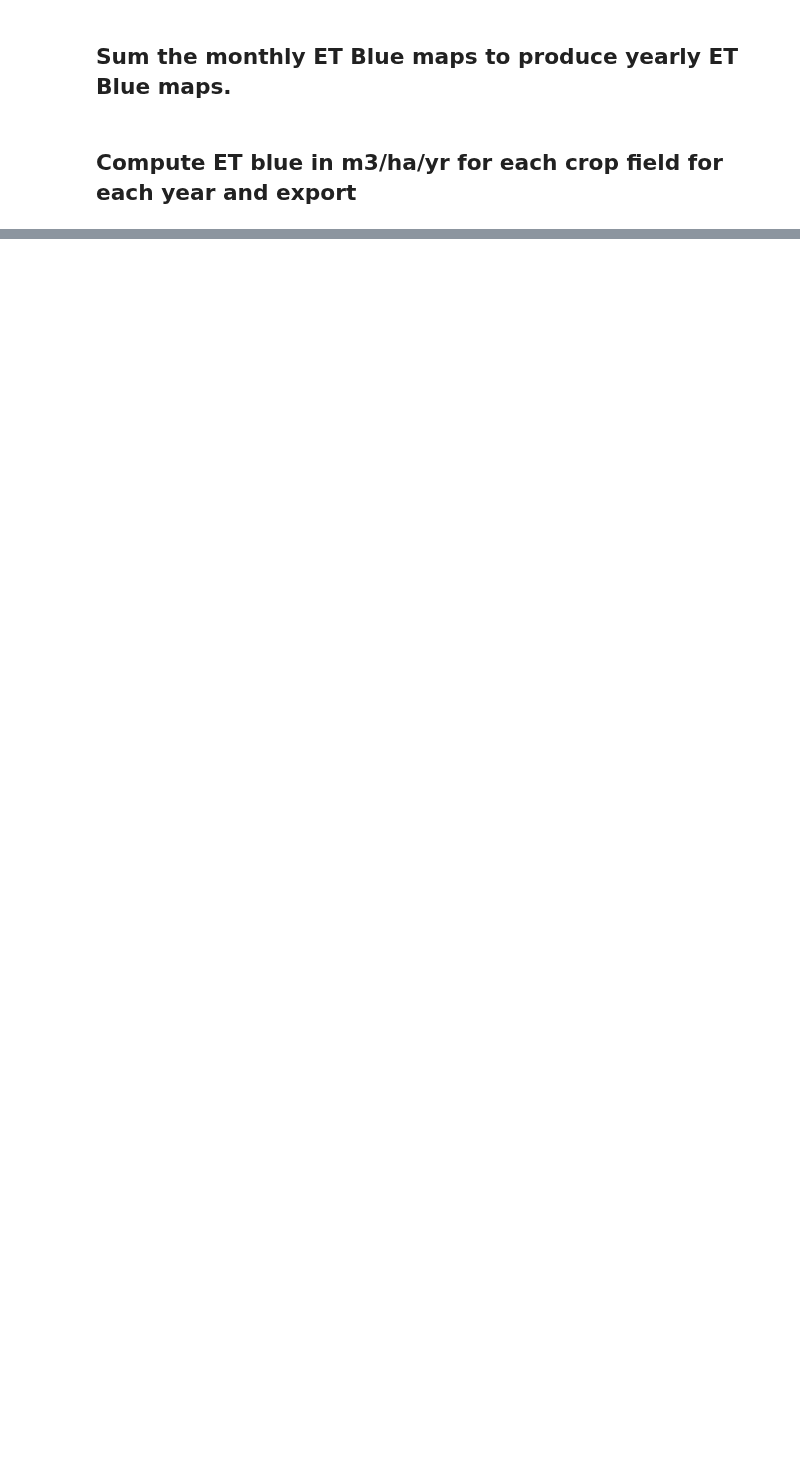
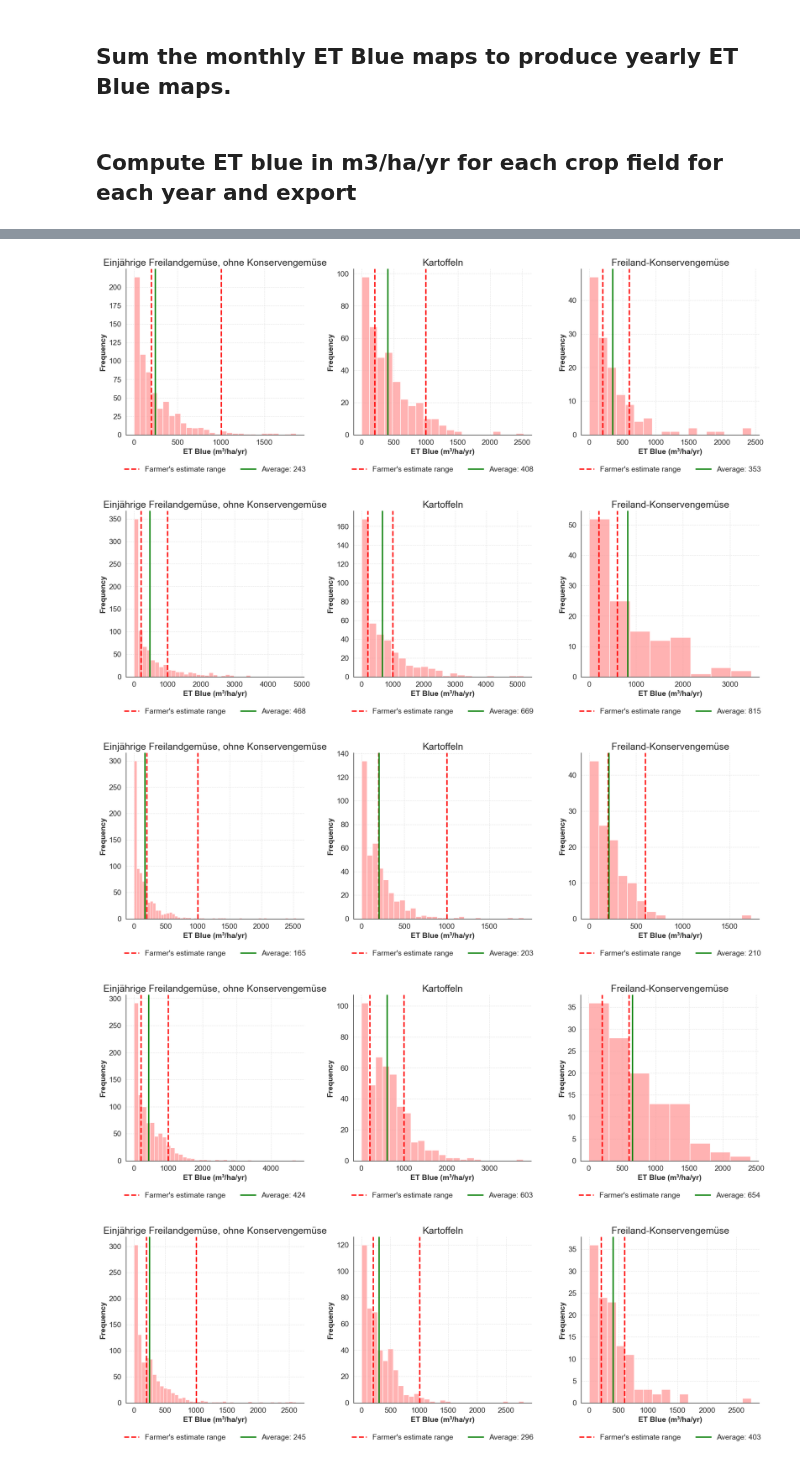
Before and after one commit to CooperBigFoot/ETblue-estimation, a Jupyter notebook: ET_blue/ET_blue_validation_WalterKoch.ipynb, the cells around one changed output, grey strips where cells are left out. Cells and saved outputs as stored; diff of their text form; code cells hidden in the pictures; blank space fills up the shorter version.

Commit message:
Validate with Walter Kochs data

```diff
--- a/ET_blue/ET_blue_validation_WalterKoch.ipynb
+++ b/ET_blue/ET_blue_validation_WalterKoch.ipynb
@@ -309,0 +206,8 @@ plot_histogram_comparison(calculated_et_blue, farmer_estimates)
+# %%
+irrigation_estimate = {
+    "Einjährige Freilandgemüse, ohne Konservengemüse": [200, 1000],
+    "Kartoffeln": [200, 1000],
+    "Freiland-Konservengemüse": [200, 600],
+}
+
+IRRIGATION_EFFICIENCY = 0.5
@@ -309,0 +280,22 @@ plot_histogram_comparison(calculated_et_blue, farmer_estimates)
+# %%
+for year in range(2018, 2023):
+    ET_blue_per_field = ee.FeatureCollection(
+        f"projects/thurgau-irrigation/assets/Thurgau/ET_blue_m3_ha_yr_per_field_2018-2022/ET_blue_m3_ha_yr_per_field_{year}"
+    )
+
+    ET_blue_per_field_2018_df = geemap.ee_to_df(ET_blue_per_field)
+    ET_blue_per_field_2018_df = ET_blue_per_field_2018_df[["ET_blue_m3_ha_yr", "nutzung"]]
+
+    ET_blue_per_field_2018_df["ET_blue_m3_ha_yr"] = ET_blue_per_field_2018_df["ET_blue_m3_ha_yr"] / IRRIGATION_EFFICIENCY
+
+    # Filter the DataFrame
+    filtered_df = filter_dataframe(ET_blue_per_field_2018_df, list(irrigation_estimate.keys()))
+
+    # Create the plot
+    plot_histogram_comparison(filtered_df, irrigation_estimate, output_destination=f"/Users/cooper/Desktop/Hydrosolutions/ETblue-estimation /images/ET_blue_validation/ET_blue_histogram_comparison_{year}.png")
+# %% [output]
+[figure, added]
+[figure, added]
+[figure, added]
+[figure, added]
+[figure, added]
```
Also changed, not shown: parts of 13 cells of this notebook, 1 other file.
